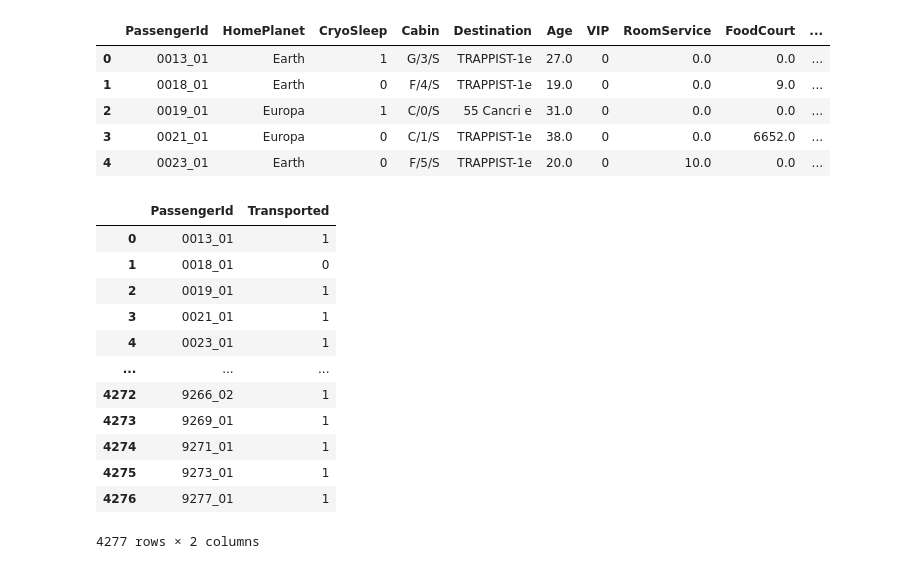
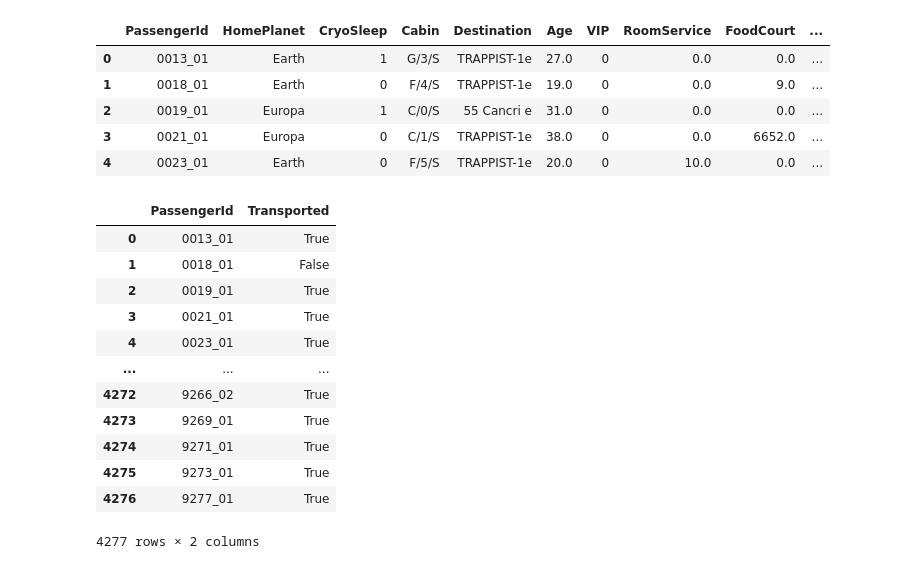
Before and after one commit to benfo19/Kaggle-Projects, a Jupyter notebook: spaceship-titanic-logistic-regression-w-xgboost.ipynb, the cells around one changed output. Cells and saved outputs as stored; diff of their text form; code cells hidden in the pictures.

```diff
--- a/spaceship-titanic-logistic-regression-w-xgboost.ipynb
+++ b/spaceship-titanic-logistic-regression-w-xgboost.ipynb
@@ -320,20 +320,24 @@ cols_to_drop_test = [col for col in cols_to_drop if col in test.columns]
 test_preds = xgb_model.predict(test.drop(columns = cols_to_drop_test, axis=1))
 # %%
 # Prepare submission file
-submission = pd.DataFrame({'PassengerId': test['PassengerId'], 'Transported': test_preds})
+
+# Convert 1s to True and 0s to False
+test_preds_bool = [bool(pred) for pred in test_preds]
+
+submission = pd.DataFrame({'PassengerId': test['PassengerId'], 'Transported': test_preds_bool})
 submission.to_csv('submission.csv', index=False)
 submission
 # %% [output]
 |  | PassengerId | Transported |
-| 0 | 0013_01 | 1 |
-| 1 | 0018_01 | 0 |
-| 2 | 0019_01 | 1 |
-| 3 | 0021_01 | 1 |
-| 4 | 0023_01 | 1 |
+| 0 | 0013_01 | True |
+| 1 | 0018_01 | False |
+| 2 | 0019_01 | True |
+| 3 | 0021_01 | True |
+| 4 | 0023_01 | True |
 | ... | ... | ... |
-| 4272 | 9266_02 | 1 |
-| 4273 | 9269_01 | 1 |
-| 4274 | 9271_01 | 1 |
-| 4275 | 9273_01 | 1 |
-| 4276 | 9277_01 | 1 |
+| 4272 | 9266_02 | True |
+| 4273 | 9269_01 | True |
+| 4274 | 9271_01 | True |
+| 4275 | 9273_01 | True |
+| 4276 | 9277_01 | True |
 4277 rows × 2 columns
```
Also changed, not shown: parts of 1 cell of this notebook.
